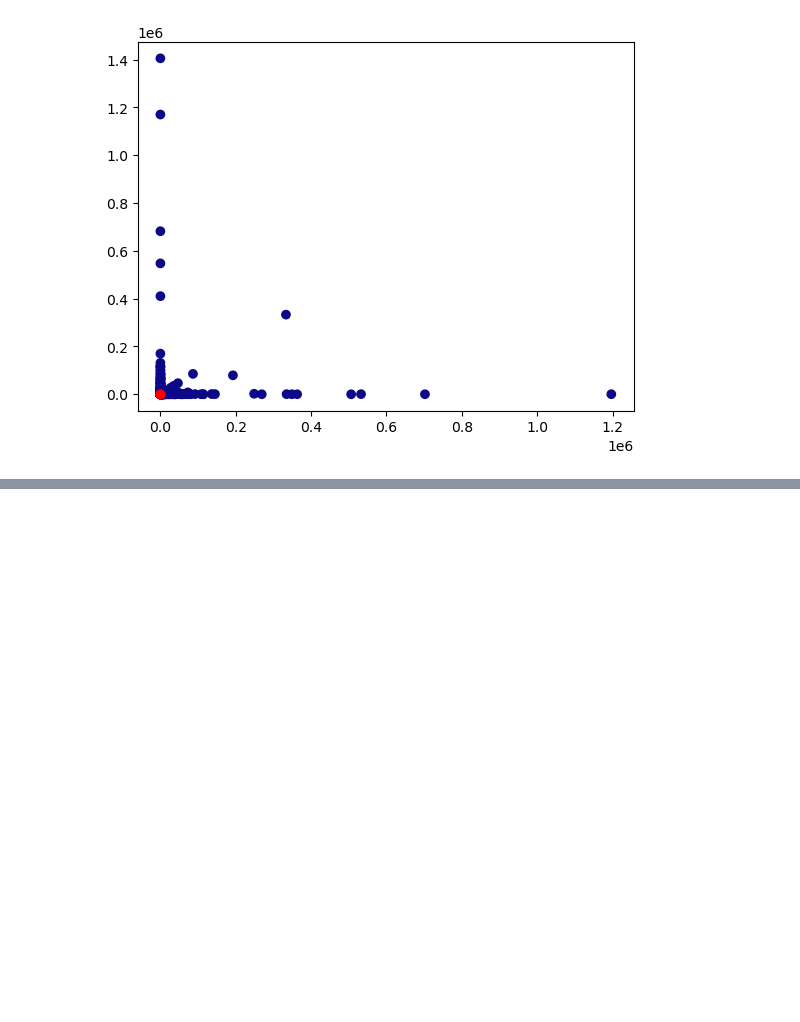
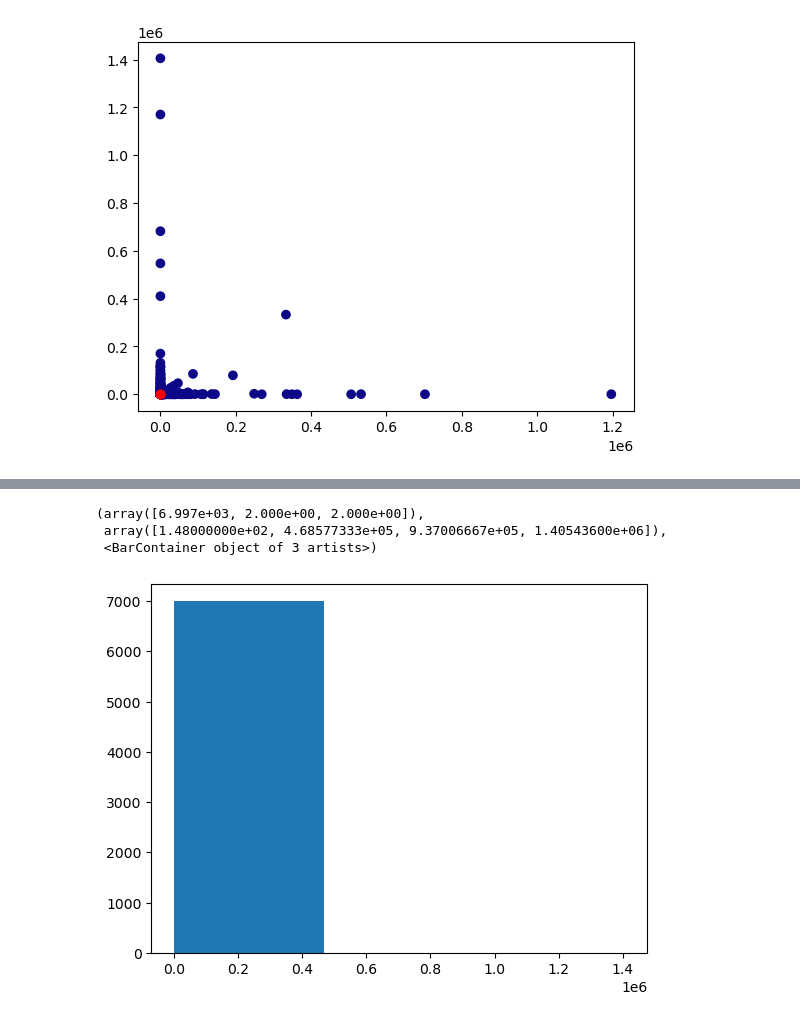
Before and after one commit to mohona-roy/introversion-extraversion-classification, a Jupyter notebook: Code.ipynb, the cells around one changed output, grey strips where cells are left out. Saved outputs shown, nothing was run; the diff lists cells and outputs as text; code cells hidden in the pictures; blank space fills up the shorter version.

```diff
--- a/Code.ipynb
+++ b/Code.ipynb
@@ -1037,0 +997,7 @@ plt.scatter(centers[:, 0],  centers[:, 1], c='red')
+# %%
+plt.hist(metadata['testelapse'], bins = 3)
+# %% [output]
+(array([6.997e+03, 2.000e+00, 2.000e+00]),
+ array([1.48000000e+02, 4.68577333e+05, 9.37006667e+05, 1.40543600e+06]),
+ <BarContainer object of 3 artists>)
+[figure, added]
```
Also changed, not shown: parts of 17 cells of this notebook.
